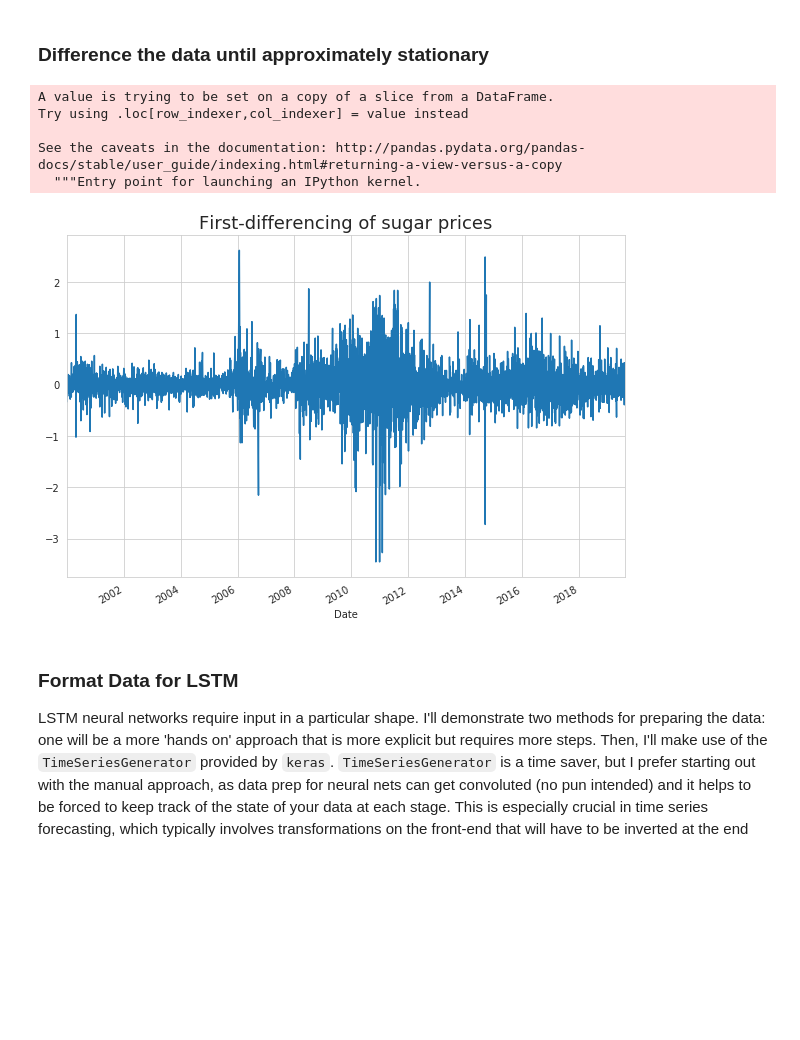
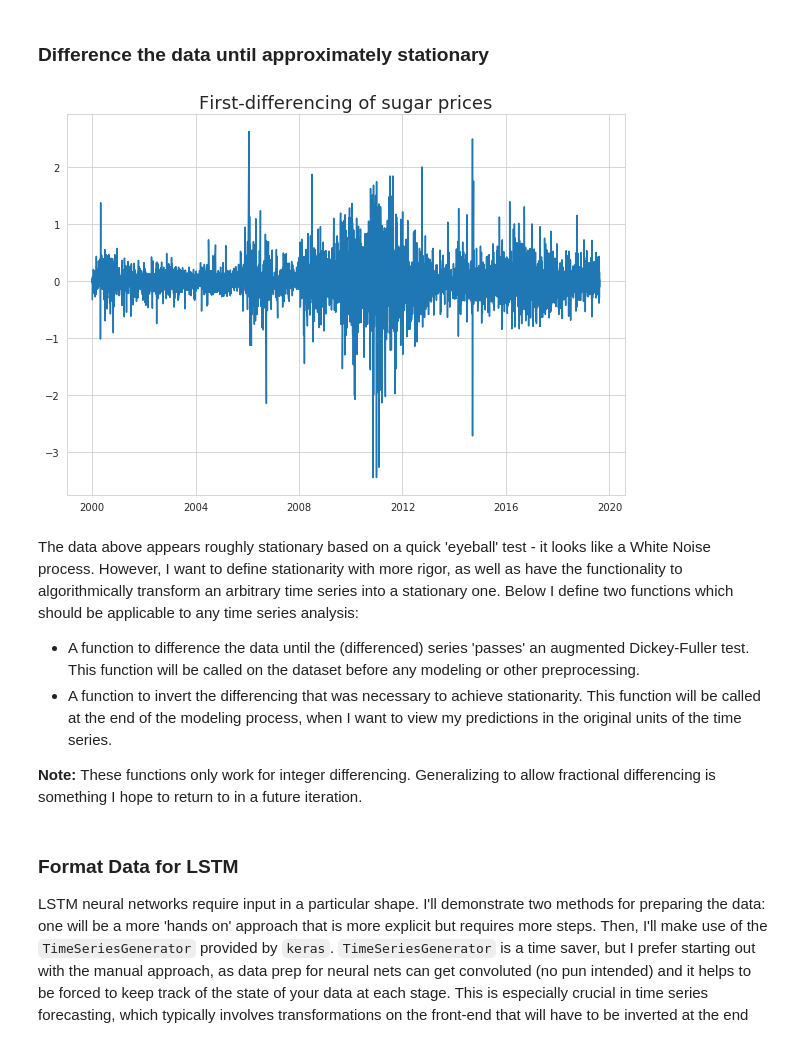
Before and after one commit to mattg12/Financial-Time-Series, a Jupyter notebook: code/Forecasting Futures Prices with LSTMs.ipynb, the cells around one changed output. Cells and saved outputs as stored; diff of their text form; code cells hidden in the pictures; blank space fills up the shorter version.

Commit message:
writing functions for time series transforms

```diff
--- a/code/Forecasting Futures Prices with LSTMs.ipynb
+++ b/code/Forecasting Futures Prices with LSTMs.ipynb
@@ -71,13 +72,15 @@ plt.title('Sugar Prices from 2000 to Present', fontsize=18);
 # %% [markdown]
 ### Difference the data until approximately stationary
 # %%
-sugar['ds'] = sugar['Settle'].diff()
-sugar['ds'].plot(figsize=(10,7))
+plt.figure(figsize=(10,7))
+plt.plot(sugar['Settle'].diff())
 plt.title('First-differencing of sugar prices', fontsize=18);
 # %% [output]
-A value is trying to be set on a copy of a slice from a DataFrame.
-Try using .loc[row_indexer,col_indexer] = value instead
-
-See the caveats in the documentation: http://pandas.pydata.org/pandas-docs/stable/user_guide/indexing.html#returning-a-view-versus-a-copy
-  """Entry point for launching an IPython kernel.
-[figure, old version]
+[figure, new version]
+# %% [markdown]
+The data above appears roughly stationary based on a quick 'eyeball' test - it looks like a White Noise process. However, I want to define stationarity with more rigor, as well as have the functionality to algorithmically transform an arbitrary time series into a stationary one. Below I define two functions which should be applicable to any time series analysis:
+
+* A function to difference the data until the (differenced) series 'passes' an augmented Dickey-Fuller test. This function will be called on the dataset before any modeling or other preprocessing.
+* A function to invert the differencing that was necessary to achieve stationarity. This function will be called at the end of the modeling process, when I want to view my predictions in the original units of the time series.
+
+**Note:** These functions only work for integer differencing. Generalizing to allow fractional differencing is something I hope to return to in a future iteration.
```
Also changed, not shown: parts of 19 cells of this notebook.
